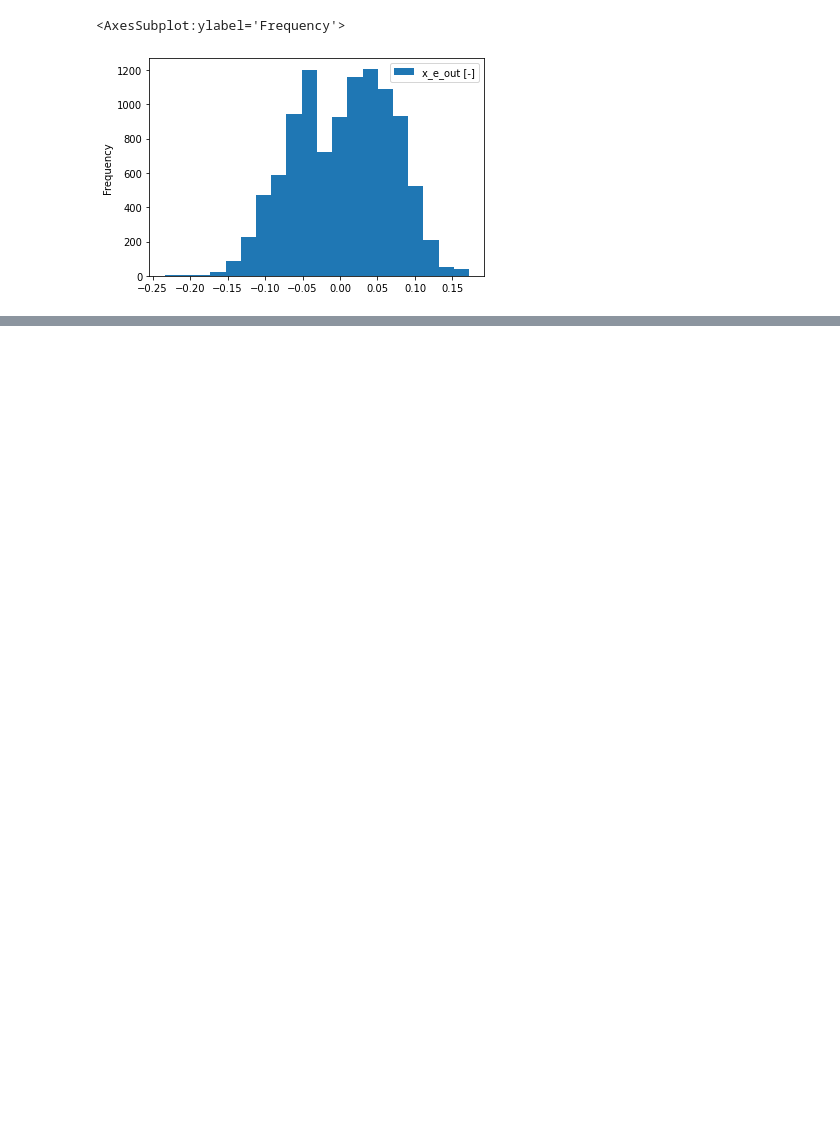
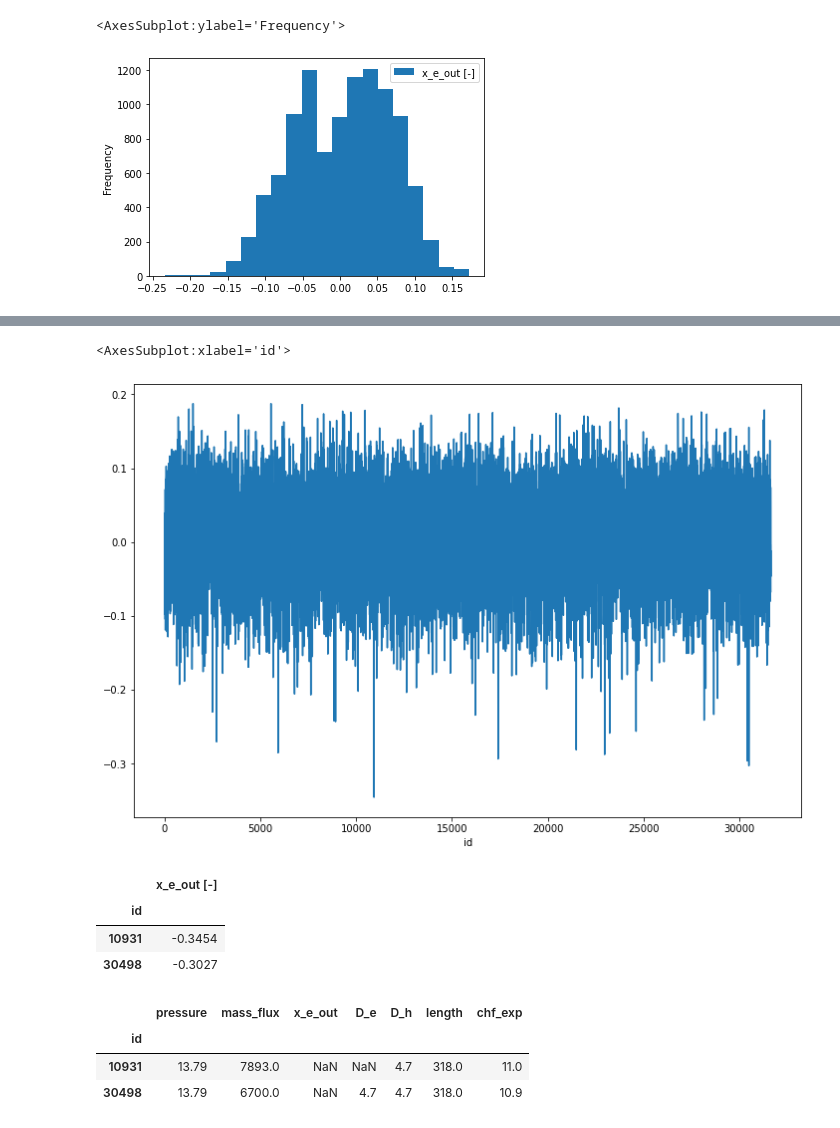
Before and after one commit to mateuszk098/kaggle-notebooks, a Jupyter notebook: playground_series_s3e15/model.ipynb, the cells around one changed output, grey strips where cells are left out. Drawn from its saved outputs; the diff is of its cells as text; code cells hidden in the pictures; blank space fills up the shorter version.

```diff
--- a/playground_series_s3e15/model.ipynb
+++ b/playground_series_s3e15/model.ipynb
@@ -520,0 +575,19 @@ submission.plot(kind="hist", bins=20)
+# %%
+submission["x_e_out [-]"].plot(figsize=(12,8))
+# %% [output]
+<AxesSubplot:xlabel='id'>
+[figure, added]
+# %%
+submission[submission["x_e_out [-]"] < -0.3]
+# %% [output]
+|  | x_e_out [-] |
+| id |  |
+| 10931 | -0.3454 |
+| 30498 | -0.3027 |
+# %%
+synthetic.iloc[[10931, 30498]]
+# %% [output]
+|  | pressure | mass_flux | x_e_out | D_e | D_h | length | chf_exp |
+| id |  |  |  |  |  |  |  |
+| 10931 | 13.79 | 7893.0 | NaN | NaN | 4.7 | 318.0 | 11.0 |
+| 30498 | 13.79 | 6700.0 | NaN | 4.7 | 4.7 | 318.0 | 10.9 |
```
Also changed, not shown: parts of 25 cells of this notebook.
